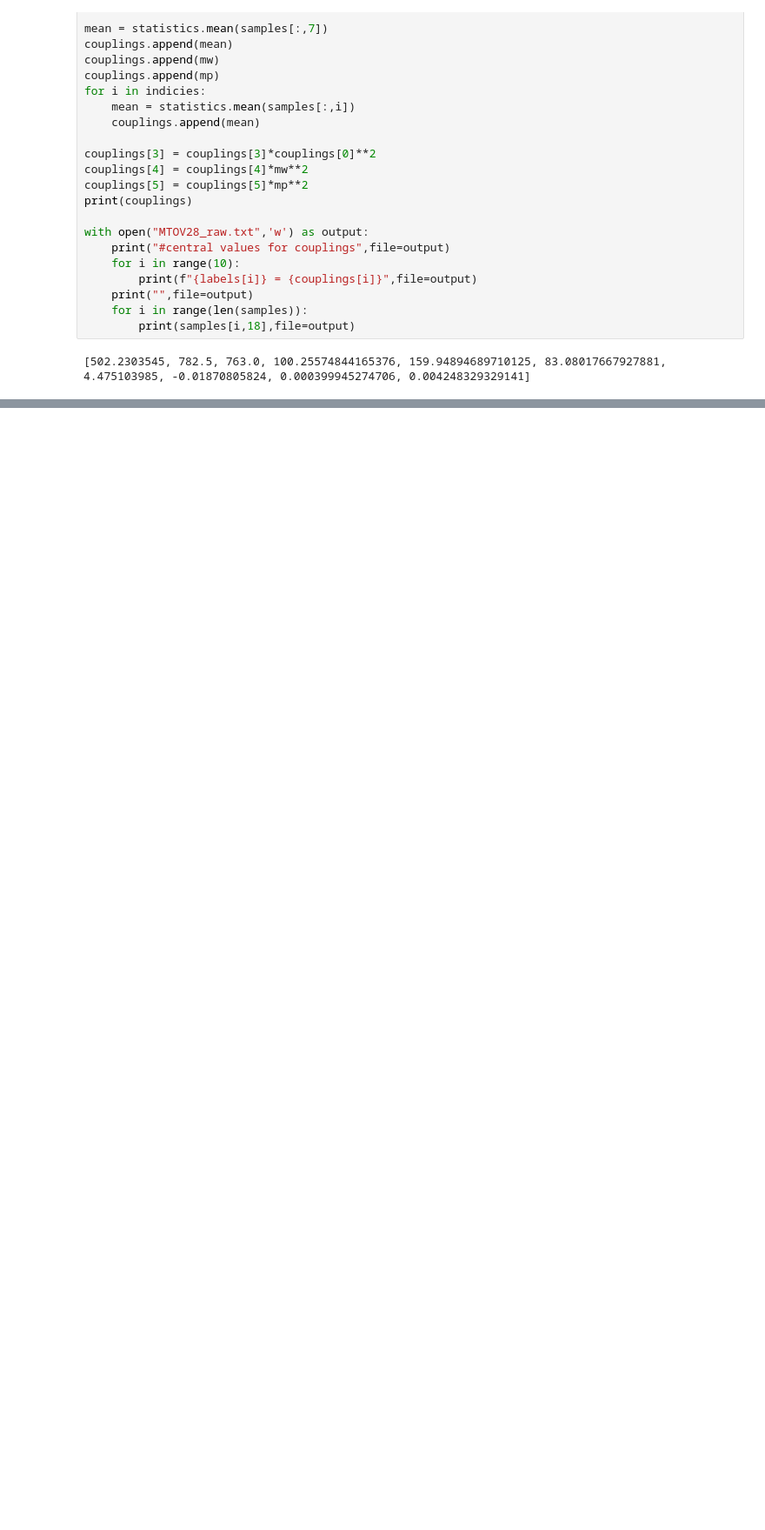
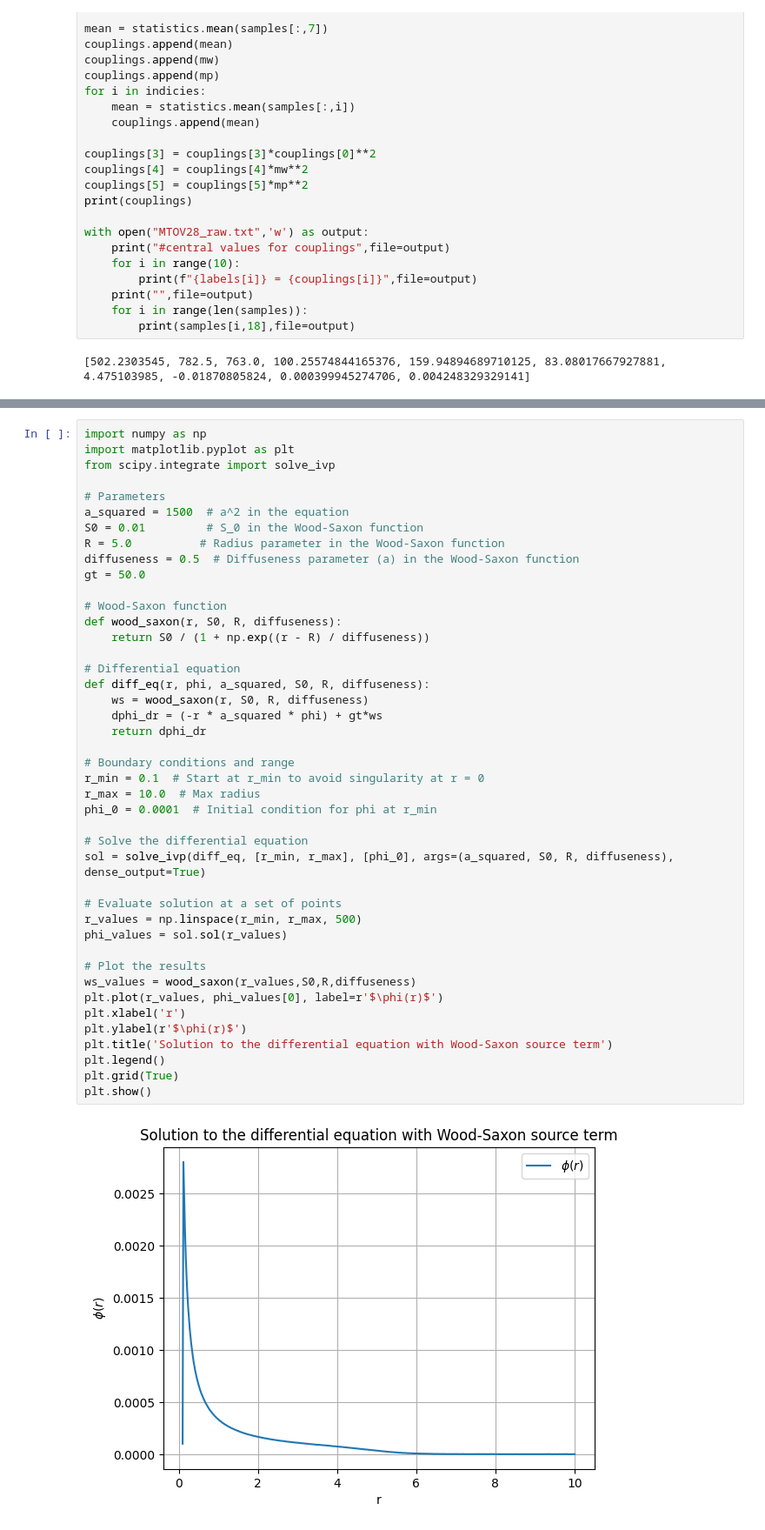
Before and after one commit to torquteam/FSU_FINITE, a Jupyter notebook: plots.ipynb, the cells around one changed output, grey strips where cells are left out. Shown at 87% size. Saved outputs shown, nothing was run; the diff lists cells and outputs as text; blank space fills up the shorter version.

```diff
--- a/plots.ipynb
+++ b/plots.ipynb
@@ -324,0 +359,45 @@ with open("MTOV28_raw.txt",'w') as output:
+# %%
+import numpy as np
+import matplotlib.pyplot as plt
+from scipy.integrate import solve_ivp
+
+# Parameters
+a_squared = 1500  # a^2 in the equation
+S0 = 0.01         # S_0 in the Wood-Saxon function
+R = 5.0          # Radius parameter in the Wood-Saxon function
+diffuseness = 0.5  # Diffuseness parameter (a) in the Wood-Saxon function
+gt = 50.0
+
+# Wood-Saxon function
+def wood_saxon(r, S0, R, diffuseness):
+    return S0 / (1 + np.exp((r - R) / diffuseness))
+
+# Differential equation
+def diff_eq(r, phi, a_squared, S0, R, diffuseness):
+    ws = wood_saxon(r, S0, R, diffuseness)
+    dphi_dr = (-r * a_squared * phi) + gt*ws
+    return dphi_dr
+
+# Boundary conditions and range
+r_min = 0.1  # Start at r_min to avoid singularity at r = 0
+r_max = 10.0  # Max radius
+phi_0 = 0.0001  # Initial condition for phi at r_min
+
+# Solve the differential equation
+sol = solve_ivp(diff_eq, [r_min, r_max], [phi_0], args=(a_squared, S0, R, diffuseness), dense_output=True)
+
+# Evaluate solution at a set of points
+r_values = np.linspace(r_min, r_max, 500)
+phi_values = sol.sol(r_values)
+
+# Plot the results
+ws_values = wood_saxon(r_values,S0,R,diffuseness)
+plt.plot(r_values, phi_values[0], label=r'$\phi(r)$')
+plt.xlabel('r')
+plt.ylabel(r'$\phi(r)$')
+plt.title('Solution to the differential equation with Wood-Saxon source term')
+plt.legend()
+plt.grid(True)
+plt.show()
+# %% [output]
+[figure, added]
```
Also changed, not shown: parts of 2 cells of this notebook, 23 other files.
